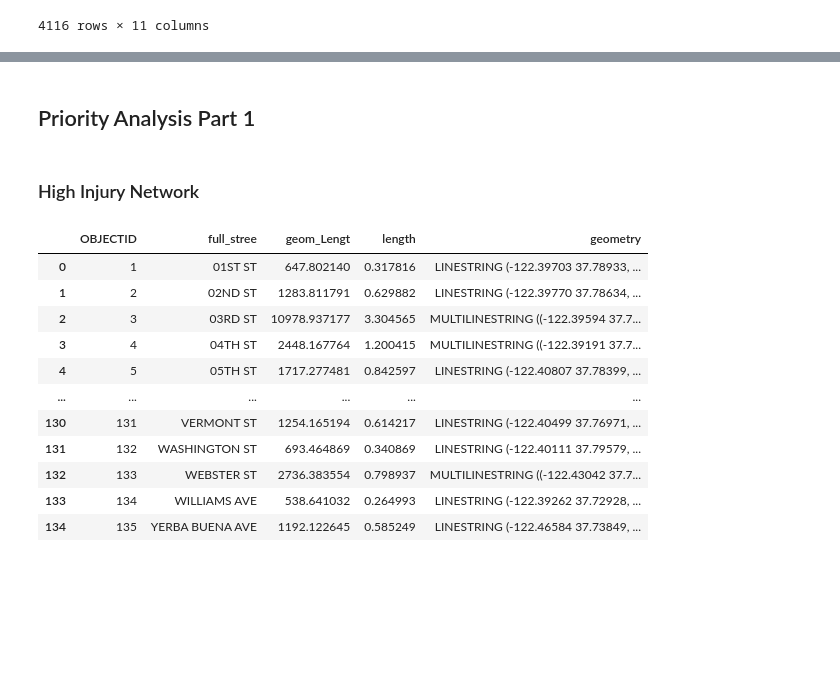
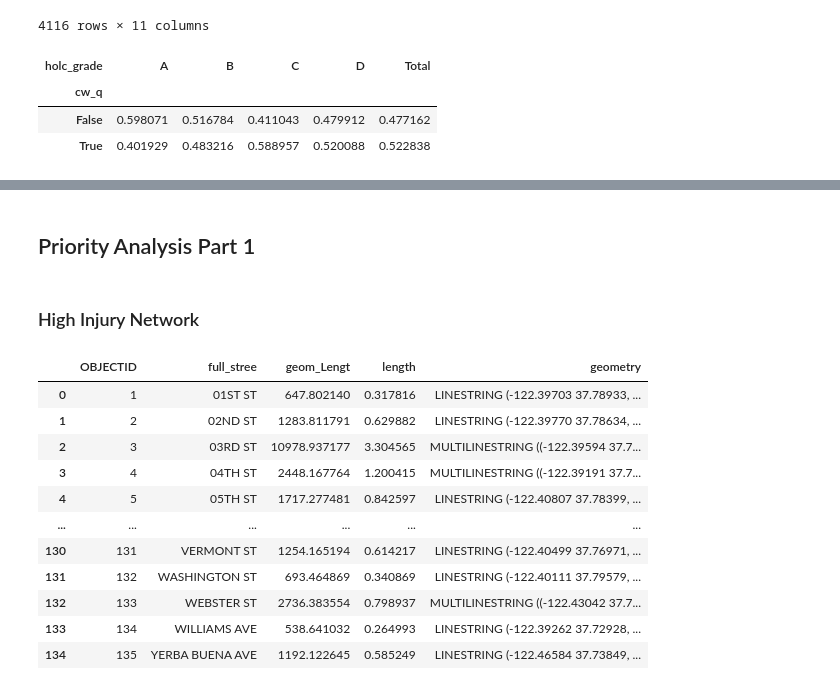
Before and after one commit to hua-mike/cp255-project, a Jupyter notebook: cp255-project-nb.ipynb, the cells around one changed output, grey strips where cells are left out. Cells and saved outputs as stored; diff of their text form; code cells hidden in the pictures; blank space fills up the shorter version.

```diff
--- a/cp255-project-nb.ipynb
+++ b/cp255-project-nb.ipynb
@@ -286,3 +286,11 @@ cw_red_intersect
 | 5635 | 0101000020E610000006F8C9AC399E5EC... | 5633 | -122.472270 | 37.728816 | False | POINT (-122.47227 37.72882) | 95 | None | None | ... |
 | 6374 | 0101000020E61000004021F1E1489E5EC... | 6375 | -122.473198 | 37.728645 | False | POINT (-122.47320 37.72864) | 95 | None | None | ... |
 4116 rows × 11 columns
+# %%
+pd.crosstab(cw_red_intersect['cw_q'], cw_red_intersect['holc_grade'],
+    normalize='columns', margins=True, margins_name='Total')
+# %% [output]
+| holc_grade | A | B | C | D | Total |
+| cw_q |  |  |  |  |  |
+| False | 0.598071 | 0.516784 | 0.411043 | 0.479912 | 0.477162 |
+| True | 0.401929 | 0.483216 | 0.588957 | 0.520088 | 0.522838 |
```
Also changed, not shown: parts of 7 cells of this notebook, 10 other files.
